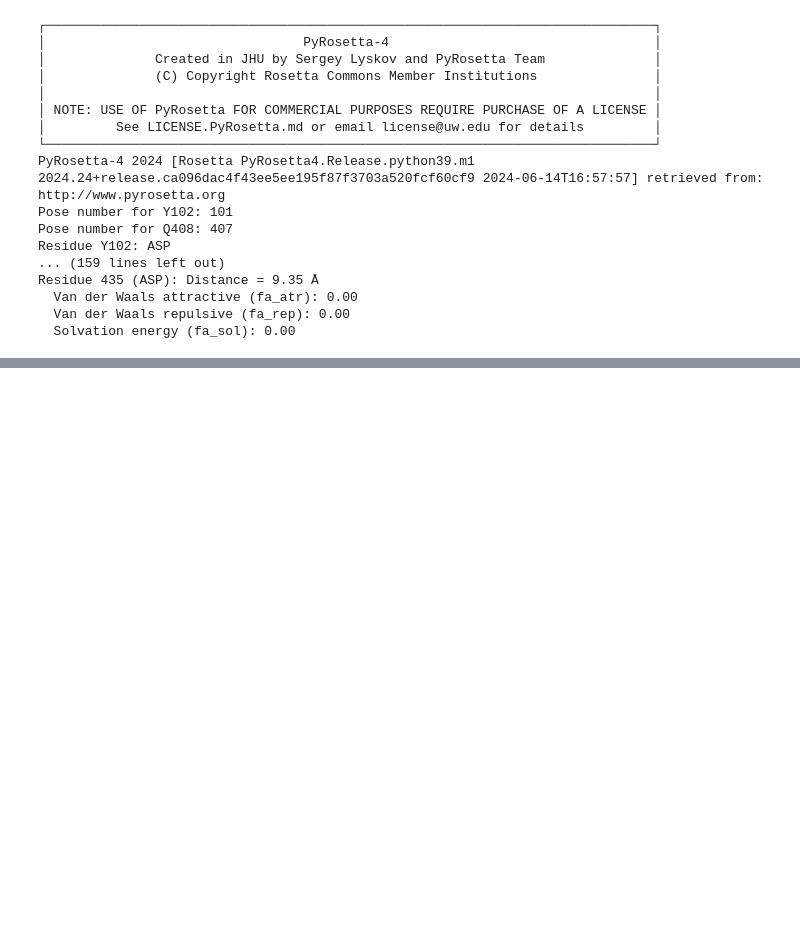
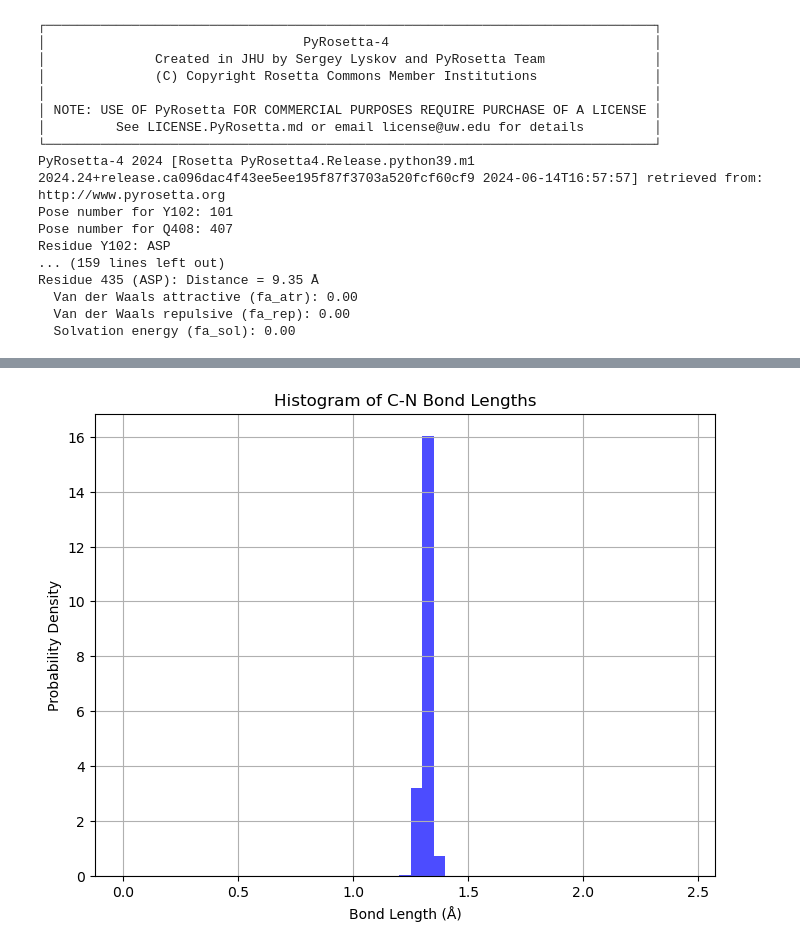
Before and after one commit to cesco345/pyrosetta, a Jupyter notebook: Untitled.ipynb, the cells around one changed output, grey strips where cells are left out. Drawn from its saved outputs; the diff is of its cells as text; code cells hidden in the pictures; blank space fills up the shorter version.

```diff
--- a/Untitled.ipynb
+++ b/Untitled.ipynb
@@ -1652,3 +1652,78 @@ Residue 435 (ASP): Distance = 9.35 Å
   Van der Waals attractive (fa_atr): 0.00
   Van der Waals repulsive (fa_rep): 0.00
   Solvation energy (fa_sol): 0.00
+# %%
+import os
+import pyrosetta
+import matplotlib.pyplot as plt
+import numpy as np
+import math
+from Bio import PDB
+
+# Initialize PyRosetta
+pyrosetta.init()
+
+# Function to download PDB files using Biopython and rename the .ent file to .pdb
+def download_pdb(pdb_id):
+    """Download a PDB file from the RCSB PDB database and rename it to .pdb."""
+    pdb_list = PDB.PDBList()
+    pdb_filename = pdb_list.retrieve_pdb_file(pdb_id, pdir='.', file_format='pdb')
+
+    # Handle potential directory path for the downloaded file
+    pdb_filename = pdb_filename.split('/')[-1]  # Extract filename only
+    new_filename = f"{pdb_id}.pdb"
+
+    if os.path.exists(pdb_filename):
+        os.rename(pdb_filename, new_filename)
+    else:
+        print(f"ERROR: PDB file {pdb_id} not found or download failed.")
+
+    return new_filename if os.path.exists(new_filename) else None
+
+# Function to load PDB structure into PyRosetta
+def load_pdb_structure(pdb_id):
+    # Download the PDB file
+    pdb_filename = download_pdb(pdb_id)
+
+    if pdb_filename and os.path.exists(pdb_filename):
+        # Create a Pose object and load the PDB file
+        pose = pyrosetta.pose_from_file(pdb_filename)
+        return pose
+    else:
+        print(f"ERROR: Could not load PDB file for {pdb_id}. Skipping this structure.")
+        return None
+
+# Function to calculate C-N bond lengths for each residue
+def calculate_cn_bond_lengths(pose):
+    bond_lengths = []
+    for i in range(1, pose.total_residue()):
+        if pose.residue(i).has("C") and pose.residue(i + 1).has("N"):
+            C_xyz = pose.residue(i).xyz("C")
+            N_xyz = pose.residue(i + 1).xyz("N")
+            bond_length = C_xyz.distance(N_xyz)
+            bond_lengths.append(bond_length)
+    return bond_lengths
+
+# Load and analyze multiple high-resolution PDB structures
+pdb_ids = ["1ubq", "1crn", "1tim", "1rhd", "2cro", "3pga", "4fxc", "5pti", "7cat"]  # Removed invalid "14dl"
+all_bond_lengths = []
+
+for pdb_id in pdb_ids:
+    pose = load_pdb_structure(pdb_id)
+    if pose:
+        bond_lengths = calculate_cn_bond_lengths(pose)
+        all_bond_lengths.extend(bond_lengths)
+
+# Check if we have any bond lengths to plot
+if all_bond_lengths:
+    # Plot the histogram of C-N bond lengths
+    plt.figure(figsize=(8, 6))
+    plt.hist(all_bond_lengths, bins=np.arange(0, 2.5, 0.05), density=True, alpha=0.7, color='blue')
+    plt.title("Histogram of C-N Bond Lengths")
+    plt.xlabel("Bond Length (Å)")
+    plt.ylabel("Probability Density")
+    plt.grid(True)
+    plt.show()
+else:
+    print("No bond lengths to plot.")
+# %% [output]
@@ -1654,0 +1748 @@ Residue 435 (ASP): Distance = 9.35 Å
+[figure, added]
```
Also changed, not shown: parts of 3 cells of this notebook, 50 other files.
